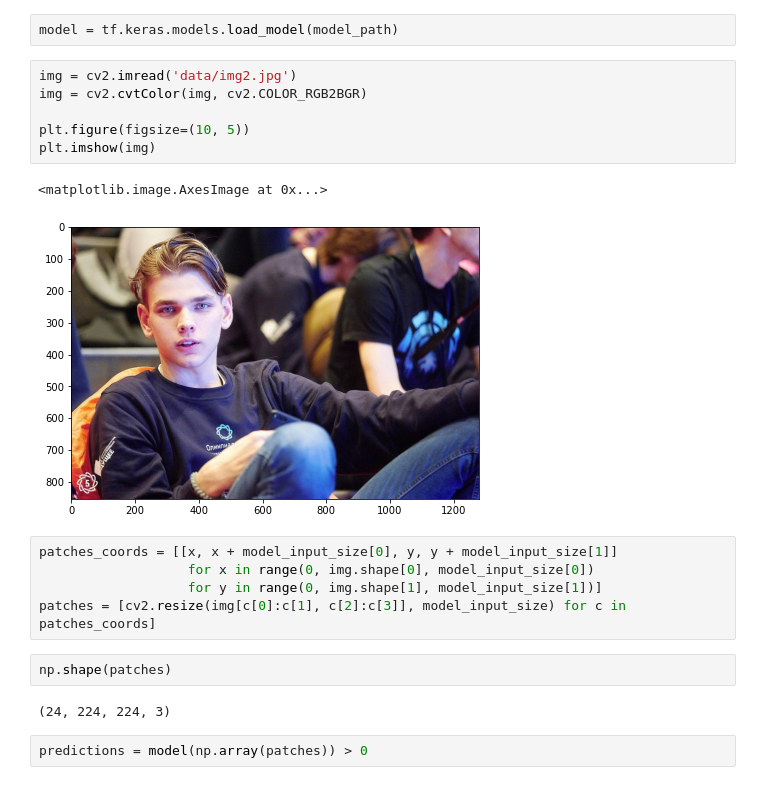
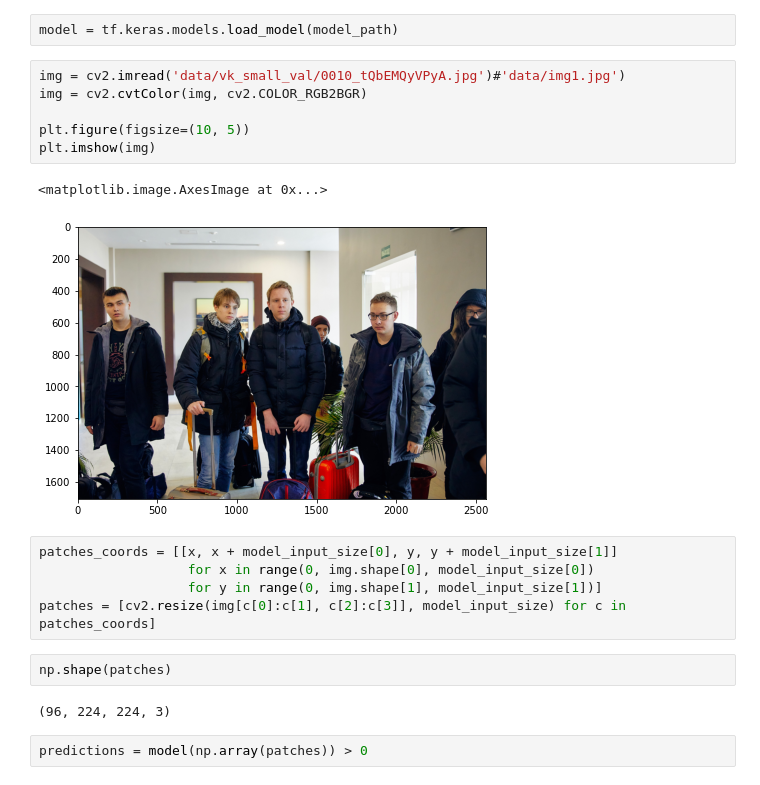
Before and after one commit to LeonidMurashov/nti-cv, a Jupyter notebook: mobilenet-cascade.ipynb, the cells around one changed output. Drawn from its saved outputs; the diff is of its cells as text.

```diff
--- a/mobilenet-cascade.ipynb
+++ b/mobilenet-cascade.ipynb
@@ -10,14 +10,14 @@ model_path = 'weights/mobilenet-finetune/'
 # %%
 model = tf.keras.models.load_model(model_path)
 # %%
-img = cv2.imread('data/img2.jpg')
+img = cv2.imread('data/vk_small_val/0010_tQbEMQyVPyA.jpg')#'data/img1.jpg')
 img = cv2.cvtColor(img, cv2.COLOR_RGB2BGR)
 
 plt.figure(figsize=(10, 5))
 plt.imshow(img)
 # %% [output]
 <matplotlib.image.AxesImage at 0x...>
-[figure, old version]
+[figure, new version]
 # %%
 patches_coords = [[x, x + model_input_size[0], y, y + model_input_size[1]]
                    for x in range(0, img.shape[0], model_input_size[0])
@@ -26,7 +26,7 @@ patches = [cv2.resize(img[c[0]:c[1], c[2]:c[3]], model_input_size) for c in patc
 # %%
 np.shape(patches)
 # %% [output]
-(24, 224, 224, 3)
+(96, 224, 224, 3)
 # %%
 predictions = model(np.array(patches)) > 0
 # %%
```
Also changed, not shown: parts of 3 cells of this notebook, 57 other files.
